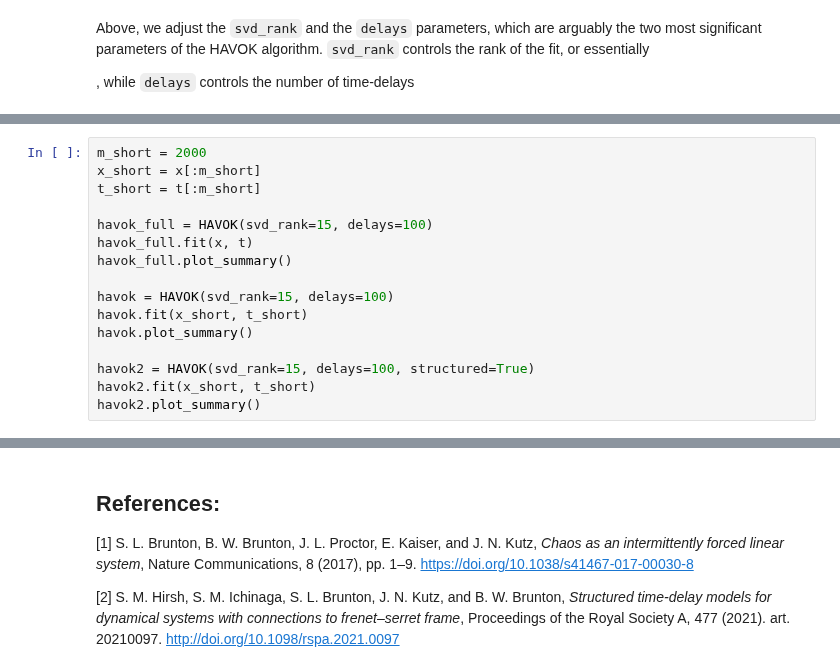
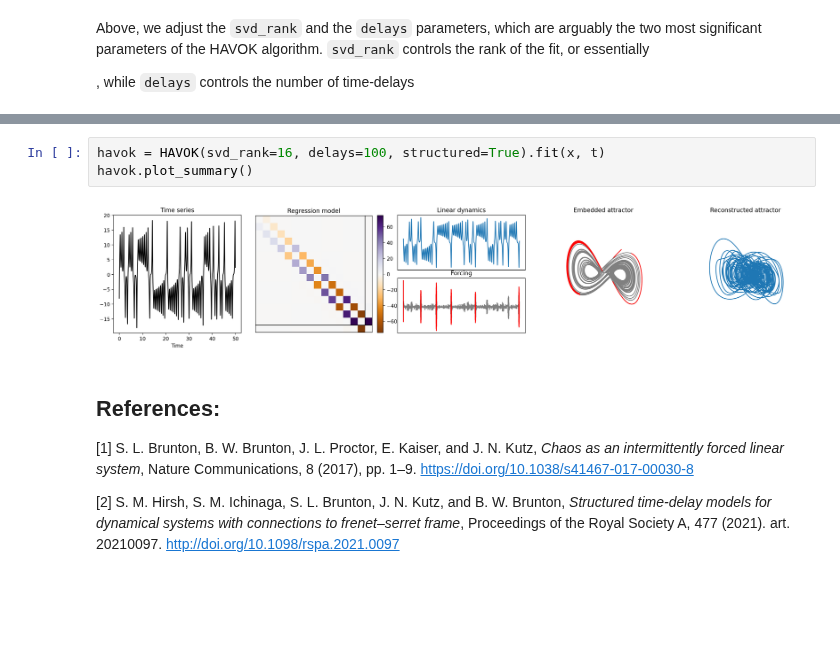
Before and after one commit to PyDMD/PyDMD, a Jupyter notebook: tutorials/tutorial19/tutorial-19-havok.ipynb, the cells around one changed output, grey strips where cells are left out. Cells and saved outputs as stored; diff of their text form; blank space fills up the shorter version.

```diff
--- a/tutorials/tutorial19/tutorial-19-havok.ipynb
+++ b/tutorials/tutorial19/tutorial-19-havok.ipynb
@@ -224,16 +231,0 @@ plt.show()
-# %%
-m_short = 2000
-x_short = x[:m_short]
-t_short = t[:m_short]
-
-havok_full = HAVOK(svd_rank=15, delays=100)
-havok_full.fit(x, t)
-havok_full.plot_summary()
-
-havok = HAVOK(svd_rank=15, delays=100)
-havok.fit(x_short, t_short)
-havok.plot_summary()
-
-havok2 = HAVOK(svd_rank=15, delays=100, structured=True)
-havok2.fit(x_short, t_short)
-havok2.plot_summary()
@@ -244,3 +232,8 @@ havok2.plot_summary()
+# %%
+havok = HAVOK(svd_rank=16, delays=100, structured=True).fit(x, t)
+havok.plot_summary()
+# %% [output]
+[figure, added]
 # %% [markdown]
 ## References:
 
```
Also changed, not shown: parts of 17 cells of this notebook, 1 other file.
